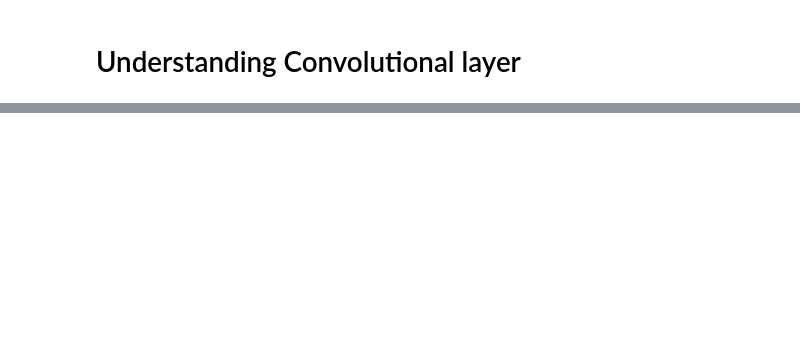
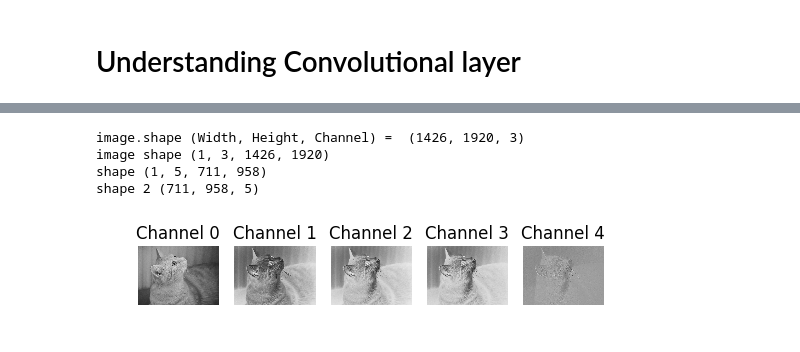
Before and after one commit to corochann/deep-learning-tutorial-with-chainer, a Jupyter notebook: src/cnn/convolution.ipynb, the cells around one changed output, grey strips where cells are left out. Saved outputs shown, nothing was run; the diff lists cells and outputs as text; code cells hidden in the pictures; blank space fills up the shorter version.

```diff
--- a/src/cnn/convolution.ipynb
+++ b/src/cnn/convolution.ipynb
@@ -81,0 +80,39 @@ ValueError: Image size of 15000x75000 pixels is too large. It must be less than
+# %%
+import chainer
+import chainer.functions as F
+import chainer.links as L
+
+# Read image from file, save image with matplotlib using `imshow` function
+basedir = './src/cnn/images'
+imagepath = os.path.join(basedir, 'sample.jpeg')
+
+image = read_rgb_image(imagepath)
+
+# Width and Height shows pixel size of this image
+# Channel=3 indicates the RGB channel
+print('image.shape (Width, Height, Channel) = ', image.shape)
+
+conv2 = L.Convolution2D(None, 5, 3, 2)
+
+# Need to input image of the form (batch index, channel, width, height)
+image = image.transpose(2, 0, 1)
+image = image[np.newaxis, :, :, :]
+
+# Convert from int to float
+image = image.astype(np.float32)
+print('image shape', image.shape)
+out_image = conv2(conv1(image)).data
+print('shape', out_image.shape)
+out_image = out_image[0].transpose(1, 2, 0)
+print('shape 2', out_image.shape)
+plot_channels(out_image,
+              filepath=os.path.join(basedir, 'output_conv2.jpg'))
+
+#plt.imshow(image)
+#plt.savefig('./src/cnn/images/out.jpg')
+# %% [output]
+image.shape (Width, Height, Channel) =  (1426, 1920, 3)
+image shape (1, 3, 1426, 1920)
+shape (1, 5, 711, 958)
+shape 2 (711, 958, 5)
+[figure, added]
```
Also changed, not shown: parts of 2 cells of this notebook, 4 other files.
